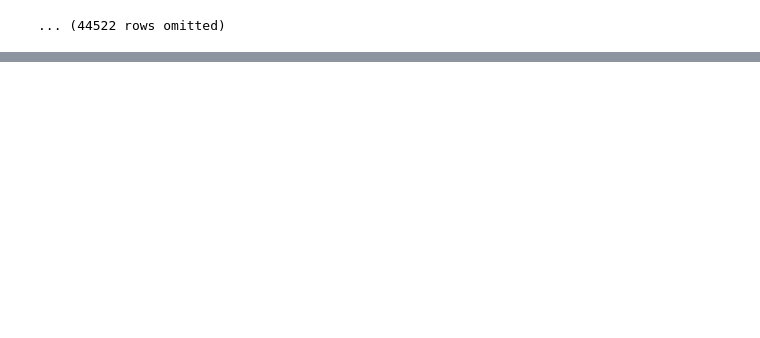
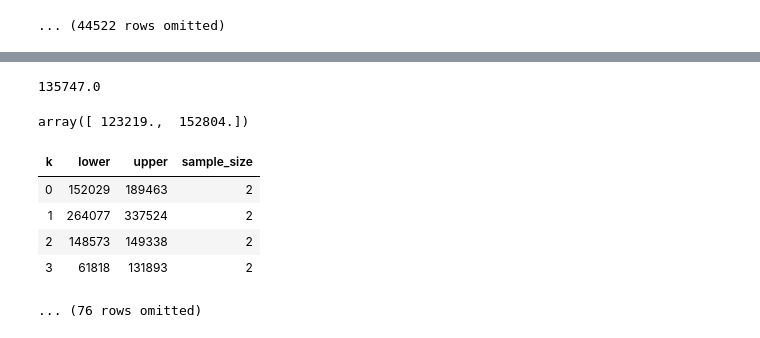
Before and after one commit to lochnes-007/Data8, a Jupyter notebook: 24-InterpretingConfidence.ipynb, the cells around one changed output, grey strips where cells are left out. Saved outputs shown, nothing was run; the diff lists cells and outputs as text; code cells hidden in the pictures; blank space fills up the shorter version.

Commit message:
done w confidence intervals interpretation

```diff
--- a/24-InterpretingConfidence.ipynb
+++ b/24-InterpretingConfidence.ipynb
@@ -19,0 +28,50 @@ sf = sf.where("Salary", are.above(min_salary))
+# %%
+def median_comp(t):
+    return percentile(50, t.column("Total Compensation"))
+
+median_comp(sf)
+# %% [output]
+135747.0
+# %%
+sample_size = 100
+our_sample = sf.sample(sample_size,  with_replacement=False)
+# %%
+def confidence_interval_95(sample_size):
+    # Collect one random sample from the population
+    our_sample = sf.sample(sample_size, with_replacement=False)
+    median_comp(our_sample)
+
+    # Generate the medians of 1000 bootstrap samples
+    num_repetitions = 1000
+    bstrap_medians = make_array()
+    for i in np.arange(num_repetitions):
+        # Resample the same number of rows, with replacement
+        bstrap_medians = np.append(bstrap_medians,
+                                   median_comp(our_sample.sample()))
+
+    # Find the middle 95% of medians; that's a confidence interval
+    left = percentile(2.5, bstrap_medians)
+    right = percentile(97.5, bstrap_medians)
+    return make_array(left, right)
+
+confidence_interval_95(100)
+# %% [output]
+array([ 123219.,  152804.])
+# %%
+intervals = Table(['k', 'lower', 'upper', 'sample_size'])
+
+for n in [2, 4, 8, 16]:
+    for k in np.arange(intervals.num_rows, intervals.num_rows + 20):
+        interval = confidence_interval_95(n)
+        intervals = intervals.with_row([
+            k, interval.item(0), interval.item(1), n
+        ])
+
+intervals.show(4)
+# %% [output]
+| k | lower | upper | sample_size |
+| 0 | 152029 | 189463 | 2 |
+| 1 | 264077 | 337524 | 2 |
+| 2 | 148573 | 149338 | 2 |
+| 3 | 61818 | 131893 | 2 |
+... (76 rows omitted)
```
Also changed, not shown: parts of 9 cells of this notebook, 1 other file.
